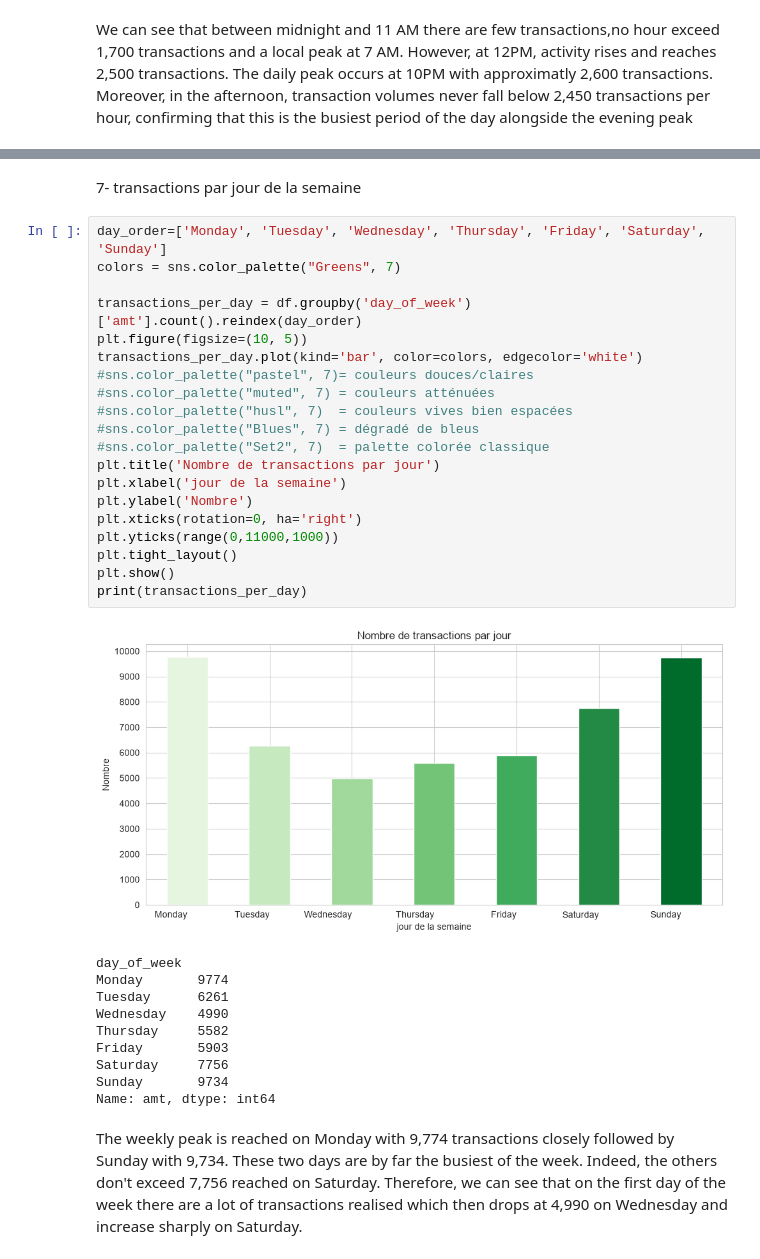
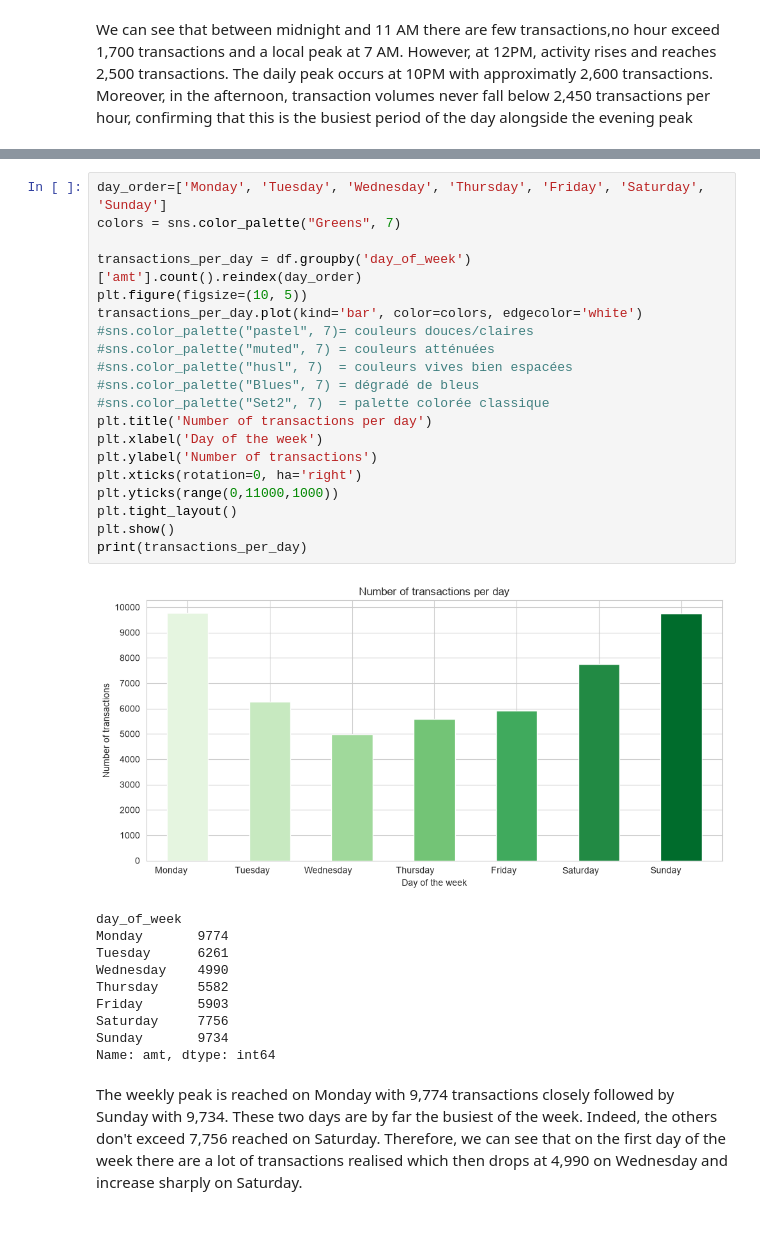
Before and after one commit to Rose-FidalgoAmorim/credit-card-transactions-analysis, a Jupyter notebook: notebook analyse transactions.ipynb, the cells around one changed output, grey strips where cells are left out. Drawn from its saved outputs; the diff is of its cells as text; blank space fills up the shorter version.

```diff
--- a/notebook analyse transactions.ipynb
+++ b/notebook analyse transactions.ipynb
@@ -163,30 +215,28 @@ We can see that between midnight and 11 AM there are few transactions,no hour ex
  The daily peak occurs at 10PM with approximatly 2,600 transactions. Moreover, in the afternoon, transaction volumes never fall below 2,450 transactions per hour, confirming that this is the busiest period of the day alongside the evening peak
 # %% [markdown]
 Like we have seen for the categories, the hours which have the highest number of transaction are not those with the highest average amounts. In fact, between 12 PM and 9 PM, when transactions volume are at their peak, the amounts of transaction are at their lowest, not exceeding 67$. However, between 10 PM and 11 AM, when fewer transactions occur, average amounts never falls below 74$. The peak is reached at 2AM and 7 AM with 83$. This suggests that daytime transactions tend to be frequent but small (everyday purchases), while late-night and early-morning transactions are rarer but of higher value.
-# %% [markdown]
-7-  transactions par jour de la semaine
 # %%
 day_order=['Monday', 'Tuesday', 'Wednesday', 'Thursday', 'Friday', 'Saturday', 'Sunday']
 colors = sns.color_palette("Greens", 7)
 
 transactions_per_day = df.groupby('day_of_week')['amt'].count().reindex(day_order)
 plt.figure(figsize=(10, 5))
 transactions_per_day.plot(kind='bar', color=colors, edgecolor='white')
 #sns.color_palette("pastel", 7)= couleurs douces/claires
 #sns.color_palette("muted", 7) = couleurs atténuées
 #sns.color_palette("husl", 7)  = couleurs vives bien espacées
 #sns.color_palette("Blues", 7) = dégradé de bleus
 #sns.color_palette("Set2", 7)  = palette colorée classique
-plt.title('Nombre de transactions par jour')
-plt.xlabel('jour de la semaine')
-plt.ylabel('Nombre')
+plt.title('Number of transactions per day')
+plt.xlabel('Day of the week')
+plt.ylabel('Number of transactions')
 plt.xticks(rotation=0, ha='right')
 plt.yticks(range(0,11000,1000))
 plt.tight_layout()
 plt.show()
 print(transactions_per_day)
 # %% [output]
-[figure, old version]
+[figure, new version]
 day_of_week
 Monday       9774
 Tuesday      6261
```
Also changed, not shown: parts of 24 cells of this notebook.
